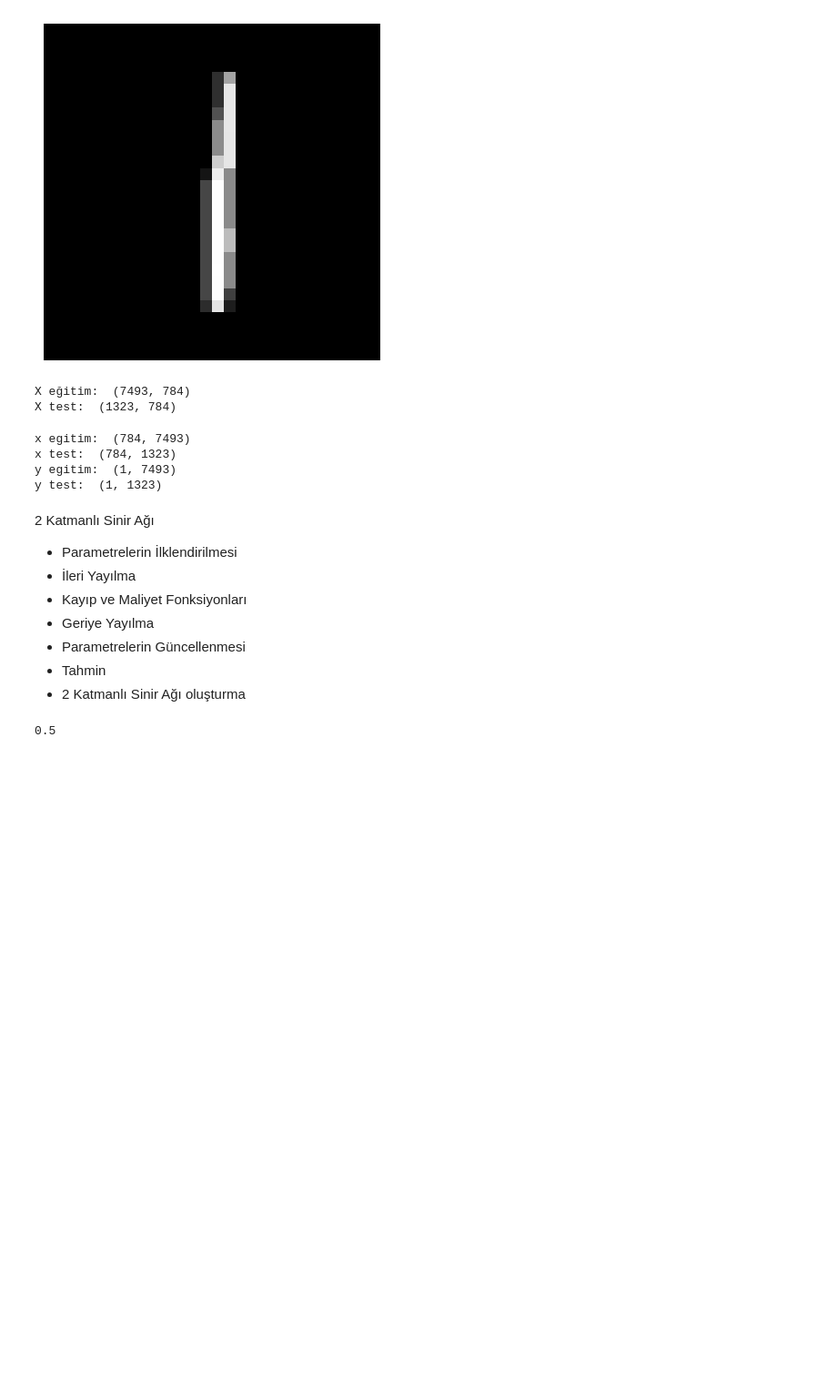
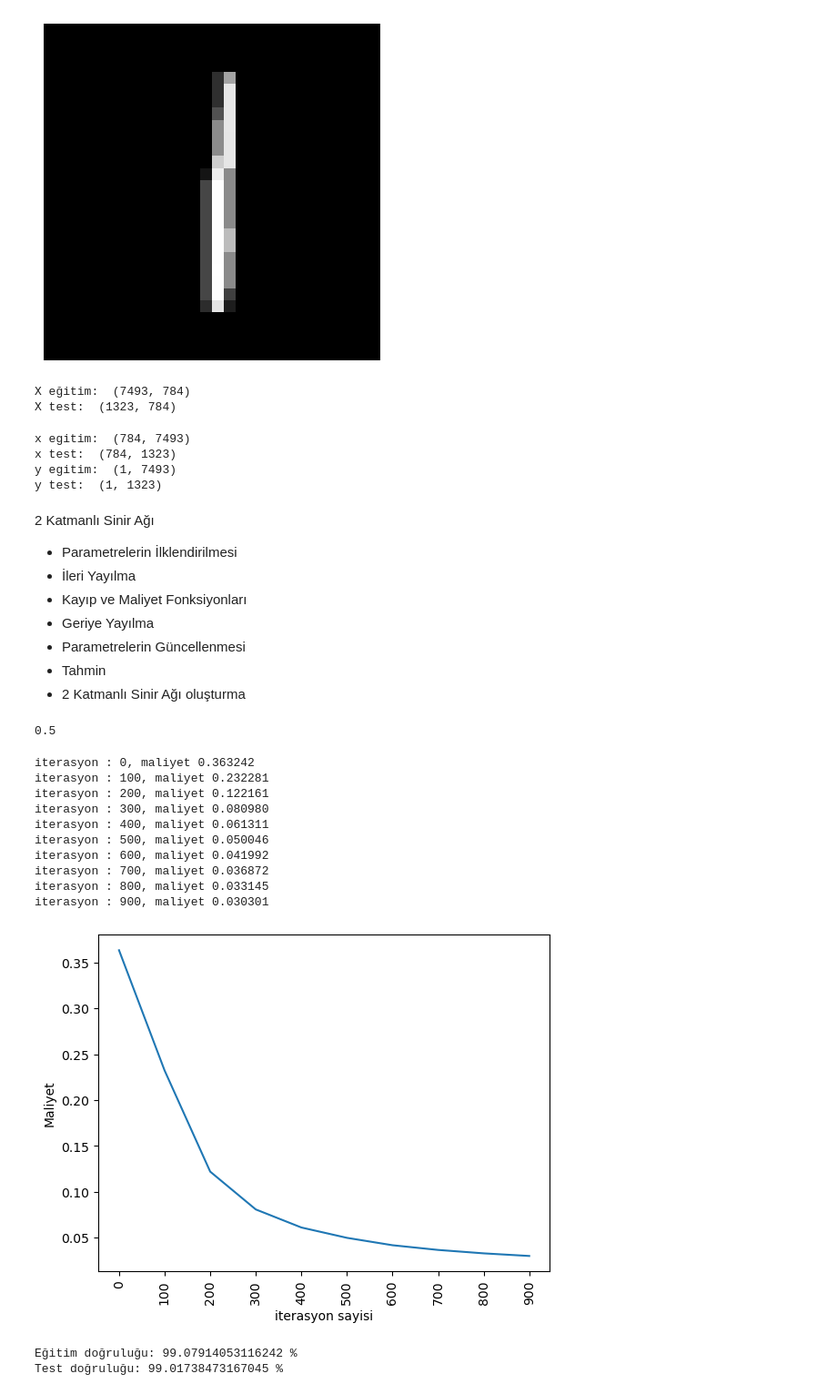
Before and after one commit to erhanbarisolmez/machine-learning-bootcamp, a Jupyter notebook: 4-derin-ogrenme/yapay-sinir.ipynb, the cells around one changed output. Shown at 91% size. Saved outputs shown, nothing was run; the diff lists cells and outputs as text; code cells hidden in the pictures; blank space fills up the shorter version.

```diff
--- a/4-derin-ogrenme/yapay-sinir.ipynb
+++ b/4-derin-ogrenme/yapay-sinir.ipynb
@@ -151,7 +149,7 @@ def ileriYayilmaNN(x_train, parameters):
 #maliyet hesabı
 def maliyetHesaplaNN(A2, Y, parameters):
   logprobs = np.multiply(np.log(A2), Y)
-  cost = -np.sum(logprobs)/Y.shape(1)
+  cost = -np.sum(logprobs)/Y.shape[1]
   return cost
 # %%
 # Geriye Yayılma
@@ -172,15 +170,14 @@ def geriyeYayilmaNN(parameters, cache, X,Y):
 
   return grads
 # %%
-# update parameters
 def parametreGuncelleNN(parameters, grads, learning_rate = 0.01):
-  parameters = {
-    "weight1" : parameters["weight1"] - learning_rate*grads["dweight"],
-    "bias1": parameters["bias1"] - learning_rate*grads["dbias1"],
-    "weight2": parameters["weight2"]-learning_rate*grads["dweight"],
-    "bias2": parameters["bias2"]-learning_rate*grads["dbias2"]
-  }
-  return parameters
+    parameters = {
+        "weight1": parameters["weight1"] - learning_rate * grads["dweight1"],
+        "bias1": parameters["bias1"] - learning_rate * grads["dbias1"],
+        "weight2": parameters["weight2"] - learning_rate * grads["dweight2"],
+        "bias2": parameters["bias2"] - learning_rate * grads["dbias2"]
+    }
+    return parameters
 # %%
 # tahmin
 
@@ -228,6 +225,7 @@ def ikiKatmanNN(x_train, y_train, x_test, y_test, num_iterations):
     plt.plot(index_list, cost_list)
     plt.xticks(index_list, rotation= 'vertical')
     plt.xlabel("iterasyon sayisi")
+    plt.ylabel("Maaliyet")
     plt.show()
 
     # predict
@@ -240,4 +238,59 @@ def ikiKatmanNN(x_train, y_train, x_test, y_test, num_iterations):
     print("Test doğruluğu: {} %".format(100 - np.mean(np.abs(y_prediction_test - y_test)) * 100))
 
     return parameters
+
   parameters =  ikiKatmanNN(x_egitim, y_egitim, x_test, y_test, num_iterations=1000)
+# %%
+def ikiKatmanNN(x_train, y_train, x_test, y_test, num_iterations):
+    cost_list = []
+    index_list = []
+
+    # ilklendirme
+    parameters = layerSayisiniParametreleriIlklendir(x_train, y_train)
+
+    for i in range(0, num_iterations):
+        # ileri yayılım
+        A2, cache = ileriYayilmaNN(x_train, parameters)
+        # maliyet hesapla
+        cost = maliyetHesaplaNN(A2, y_train, parameters)
+        # geriye yayılım
+        grads = geriyeYayilmaNN(parameters, cache, x_train, y_train)
+        # parametreleri güncelle
+        parameters = parametreGuncelleNN(parameters, grads)
+
+        if i % 100 == 0:
+            cost_list.append(cost)
+            index_list.append(i)
+            print("iterasyon : %i, maliyet %f " % (i, cost))
+
+    plt.plot(index_list, cost_list)
+    plt.xticks(index_list, rotation='vertical')
+    plt.xlabel("iterasyon sayisi")
+    plt.ylabel("Maliyet")
+    plt.show()
+
+    # predict
+    y_prediction_test = tahminNN(parameters, x_test)
+    y_prediction_train = tahminNN(parameters, x_train)
+
+    # eğitim ve test doğruluğu
+    print("Eğitim doğruluğu: {} %".format(100 - np.mean(np.abs(y_prediction_train - y_train)) * 100))
+    print("Test doğruluğu: {} %".format(100 - np.mean(np.abs(y_prediction_test - y_test)) * 100))
+
+    return parameters
+
+parameters = ikiKatmanNN(x_egitim, y_egitim, x_test, y_test, num_iterations=1000)
+# %% [output]
+iterasyon : 0, maliyet 0.363242
+iterasyon : 100, maliyet 0.232281
+iterasyon : 200, maliyet 0.122161
+iterasyon : 300, maliyet 0.080980
+iterasyon : 400, maliyet 0.061311
+iterasyon : 500, maliyet 0.050046
+iterasyon : 600, maliyet 0.041992
+iterasyon : 700, maliyet 0.036872
+iterasyon : 800, maliyet 0.033145
+iterasyon : 900, maliyet 0.030301
+[figure, added]
+Eğitim doğruluğu: 99.07914053116242 %
+Test doğruluğu: 99.01738473167045 %
```
Also changed, not shown: parts of 2 cells of this notebook.
